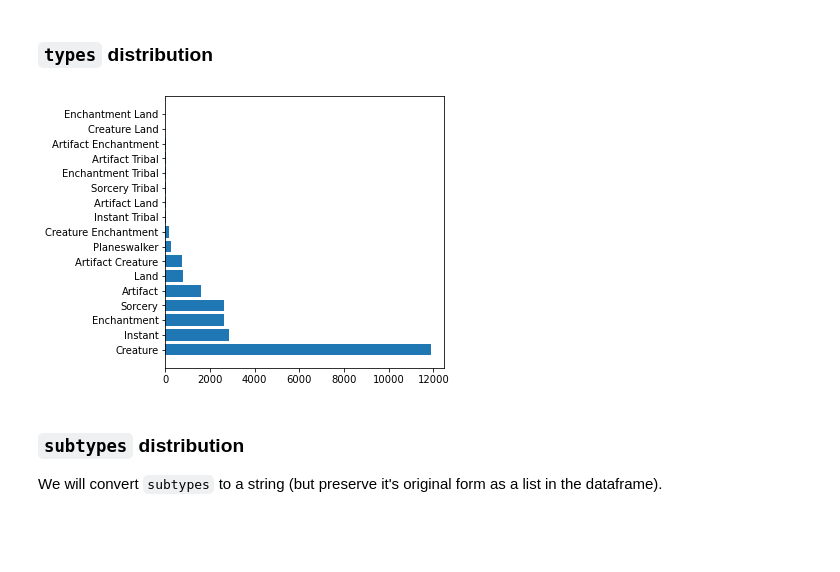
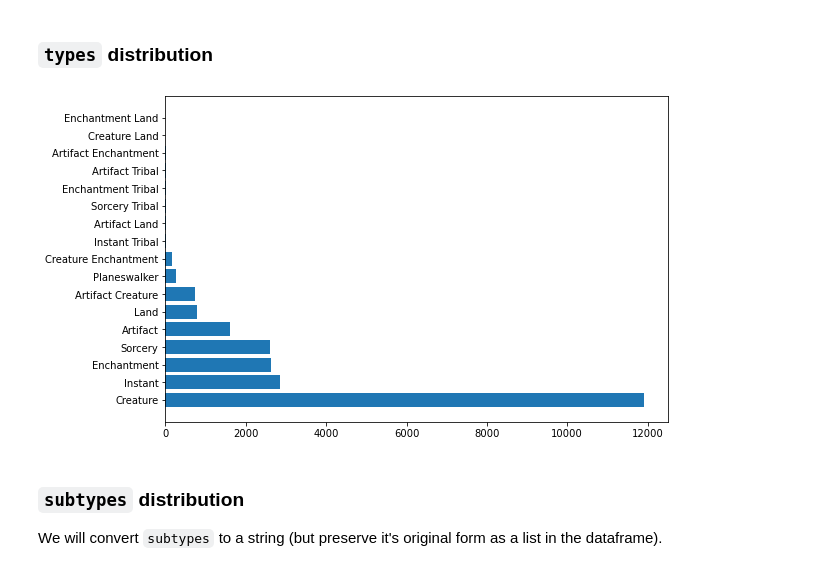
Before and after one commit to ray-cw/MTG-Color-Classifier, a Jupyter notebook: MTG Color Classifier.ipynb, the cells around one changed output. Saved outputs shown, nothing was run; the diff lists cells and outputs as text; code cells hidden in the pictures; blank space fills up the shorter version.

```diff
--- a/MTG Color Classifier.ipynb
+++ b/MTG Color Classifier.ipynb
@@ -237,9 +241,9 @@ Furthermore, while evaluating models that accounted for multicolored cards, the
 # %% [markdown]
 ### `types` distribution
 # %%
-plot_distribution(df_original,'types')
+plot_distribution(df_original,'types',figsize=(9,6))
 # %% [output]
-[figure, old version]
+[figure, new version]
 # %% [markdown]
 ### `subtypes` distribution
 
```
Also changed, not shown: parts of 18 cells of this notebook, 4 other files.
